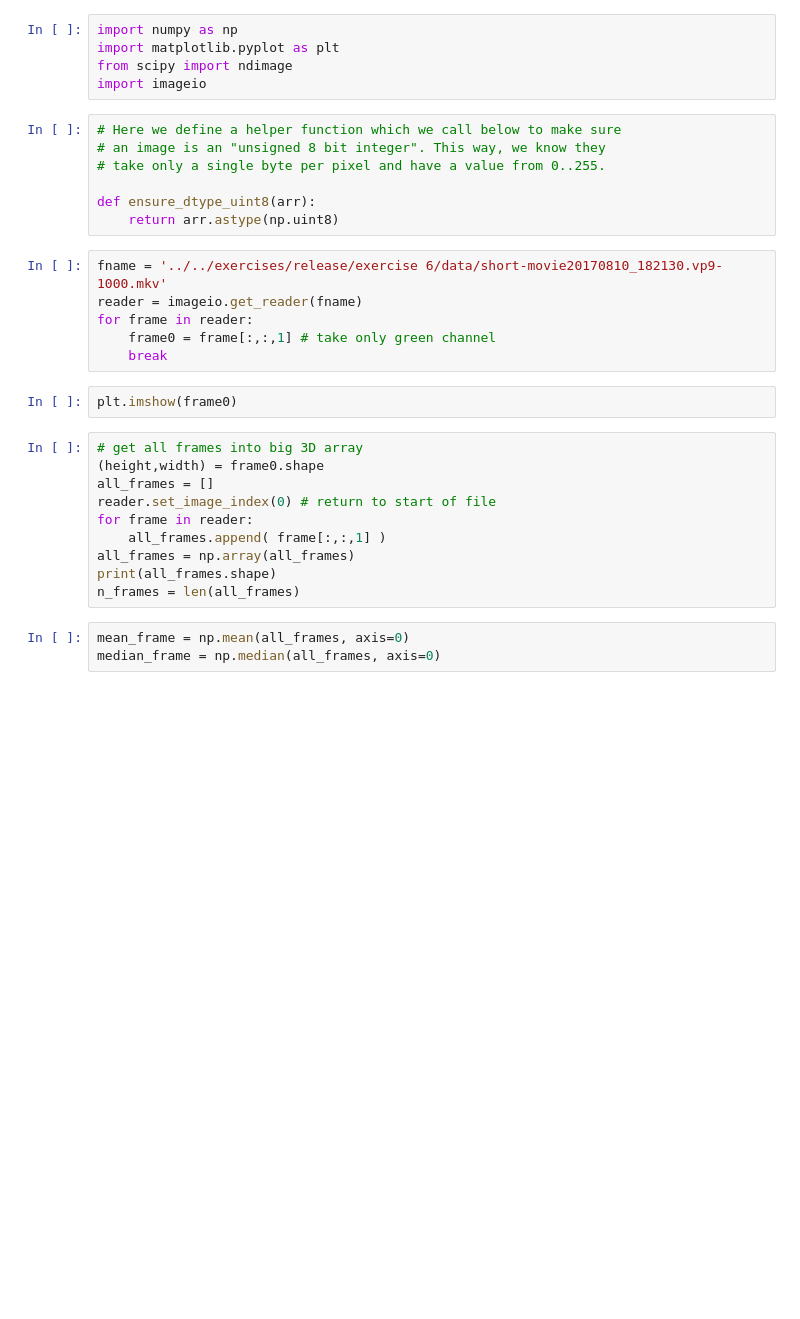
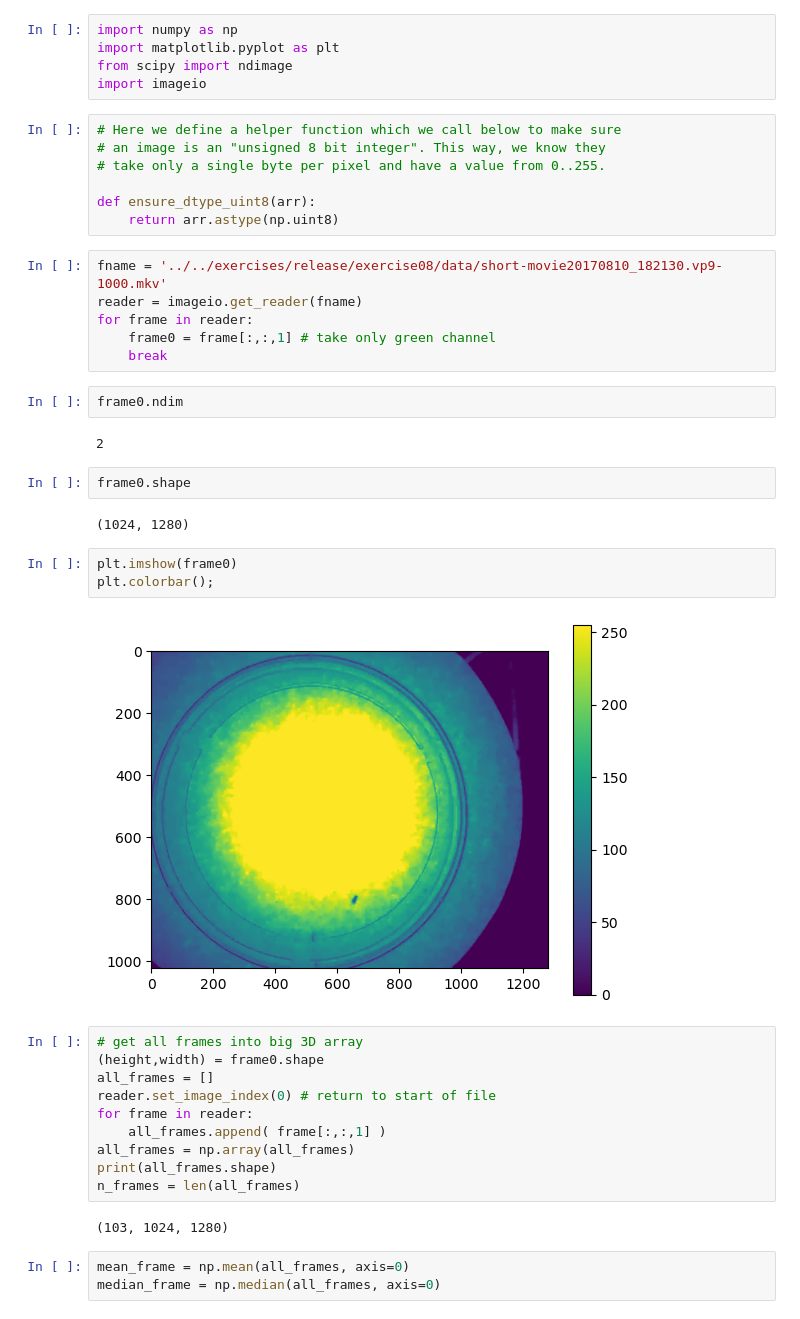
Before and after one commit to strawlab/pm21-tiger, a Jupyter notebook: lectures/lecture-07/2 erosion and blur.ipynb, the cells around one changed output. Drawn from its saved outputs; the diff is of its cells as text; blank space fills up the shorter version.

```diff
--- a/lectures/lecture-07/2 erosion and blur.ipynb
+++ b/lectures/lecture-07/2 erosion and blur.ipynb
@@ -54,13 +54,24 @@ import imageio
 def ensure_dtype_uint8(arr):
     return arr.astype(np.uint8)
 # %%
-fname = '../../exercises/release/exercise 6/data/short-movie20170810_182130.vp9-1000.mkv'
+fname = '../../exercises/release/exercise08/data/short-movie20170810_182130.vp9-1000.mkv'
 reader = imageio.get_reader(fname)
 for frame in reader:
     frame0 = frame[:,:,1] # take only green channel
     break
+# %%
+frame0.ndim
+# %% [output]
+2
+# %%
+frame0.shape
+# %% [output]
+(1024, 1280)
 # %%
 plt.imshow(frame0)
+plt.colorbar();
+# %% [output]
+[figure, added]
 # %%
 # get all frames into big 3D array
 (height,width) = frame0.shape
@@ -71,6 +82,8 @@ for frame in reader:
 all_frames = np.array(all_frames)
 print(all_frames.shape)
 n_frames = len(all_frames)
+# %% [output]
+(103, 1024, 1280)
 # %%
 mean_frame = np.mean(all_frames, axis=0)
 median_frame = np.median(all_frames, axis=0)
```
Also changed, not shown: parts of 11 cells of this notebook, 1 other file.
